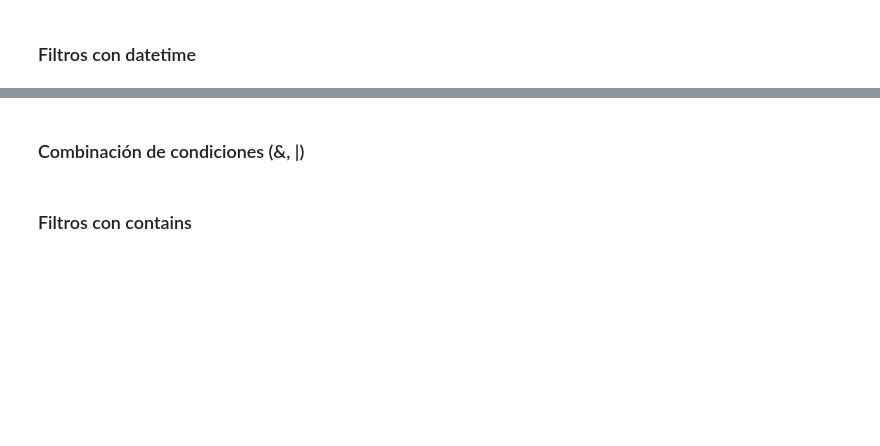
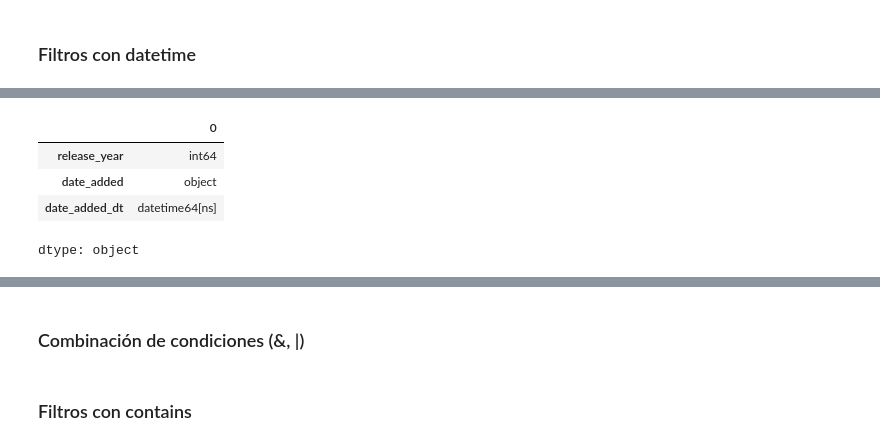
Before and after one commit to v0ltax/TT-2C2025-Data-Analitycs-Notebooks, a Jupyter notebook: Clase_6/Clase_06_NB1.ipynb, the cells around one changed output, grey strips where cells are left out. Drawn from its saved outputs; the diff is of its cells as text; code cells hidden in the pictures; blank space fills up the shorter version.

```diff
--- a/Clase_6/Clase_06_NB1.ipynb
+++ b/Clase_6/Clase_06_NB1.ipynb
@@ -75,0 +192,9 @@ df[df["country"]=="Argentina"]
+# %%
+# Validar
+df[["release_year", "date_added", "date_added_dt"]].dtypes
+# %% [output]
+|  | 0 |
+| release_year | int64 |
+| date_added | object |
+| date_added_dt | datetime64[ns] |
+dtype: object
```
Also changed, not shown: parts of 25 cells of this notebook, 2 other files.
